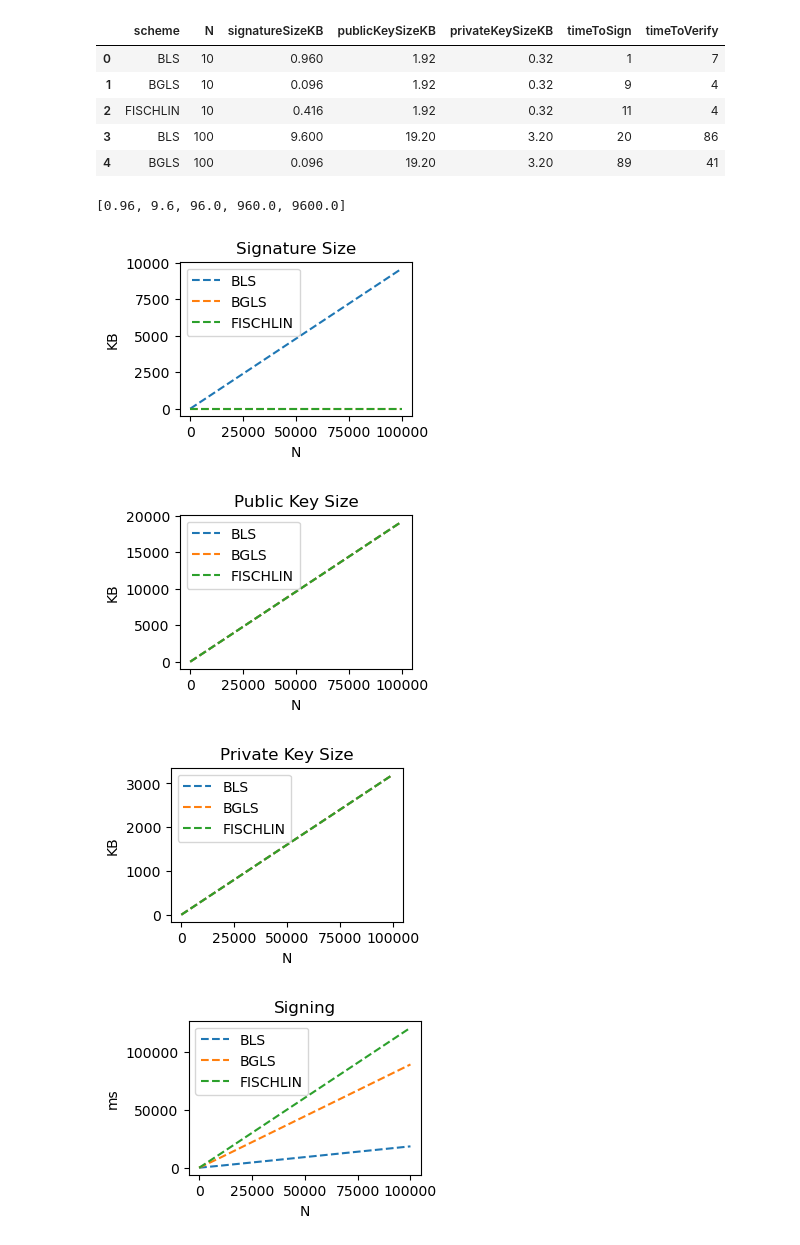
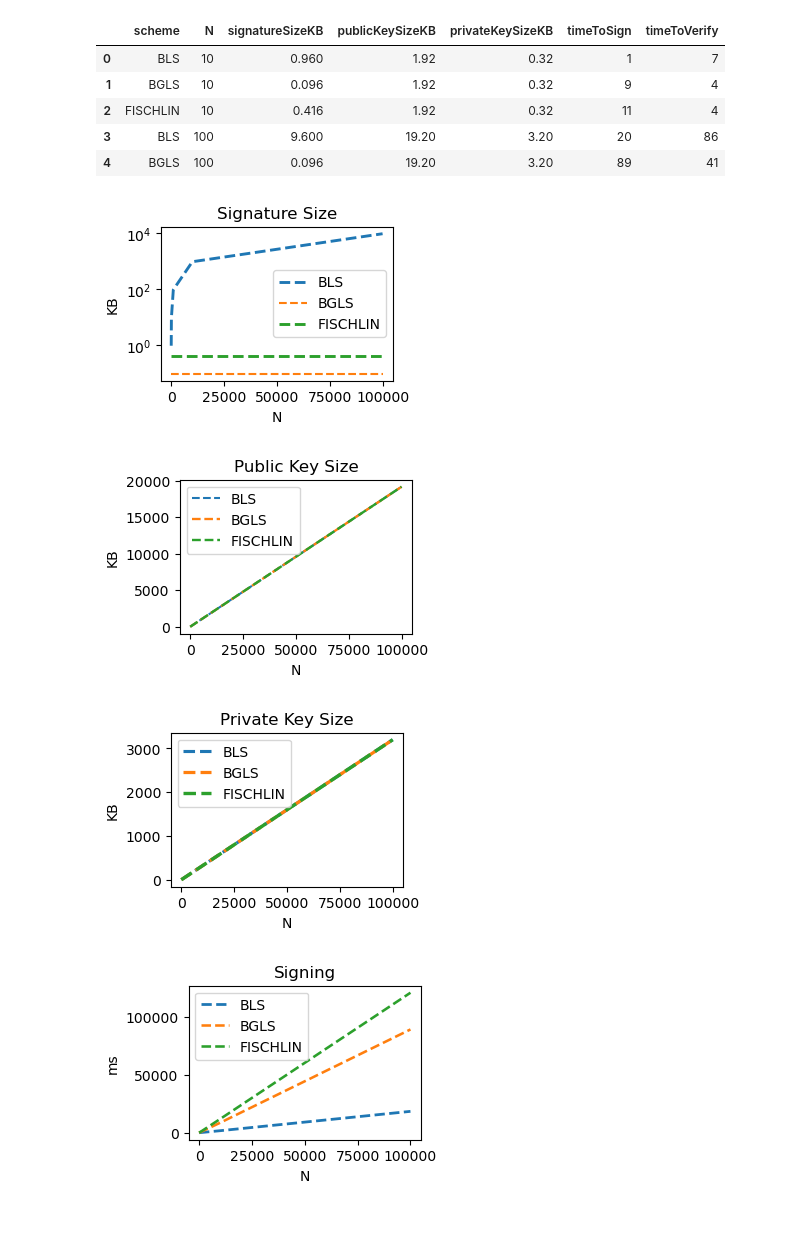
Before and after one commit to shangsuru/aggregate-signatures, a Jupyter notebook: results/evaluation.ipynb, the cells around one changed output. Cells and saved outputs as stored; diff of their text form; code cells hidden in the pictures.

```diff
--- a/results/evaluation.ipynb
+++ b/results/evaluation.ipynb
@@ -15,35 +16,38 @@ df.head()
 # %%
 
 
-def plot(title, key, ylabel):
+def plot(title, key, ylabel, ylog=False):
   x = df["N"].unique()
   for scheme in df["scheme"].unique():
     y = data(df, scheme, key)
-    plt.plot(x, y, label=scheme, linestyle="dashed")
+    plt.plot(x, y, label=scheme, linestyle="dashed", linewidth=1.5 + uniform(0,1))
 
   plt.legend()
   plt.title(title)
   plt.ylabel(ylabel)
   plt.xlabel("N")
+  if ylog:
+    plt.yscale("log")
   plt.show()
 
 
 def data(df, scheme, column):
   return list(df.loc[df["scheme"] == scheme][column])
-
-
-data(df, "BLS", "signatureSizeKB")
-# %% [output]
-[0.96, 9.6, 96.0, 960.0, 9600.0]
 # %%
-plot("Signature Size", "signatureSizeKB", "KB")
+# Signature size a lot smaller for aggregate signatures
+plot("Signature Size", "signatureSizeKB", "KB", ylog=True)
+
+# Public and private key sizes are the same for all three schemes
 plot("Public Key Size", "publicKeySizeKB", "KB")
 plot("Private Key Size", "privateKeySizeKB", "KB")
+
+# Sequential Aggregate Signatures are slower than BGLS
+# But they ensure the order of signing which is needed in some applications like secure routing
 plot("Signing", "timeToSign", "ms")
 plot("Verification", "timeToVerify", "ms")
 # %% [output]
-[figure, old version]
+[figure, new version]
 [figure]
 [figure]
-[figure, old version]
+[figure, new version]
 [figure]
```
Also changed, not shown: parts of 1 cell of this notebook, 2 other files.
